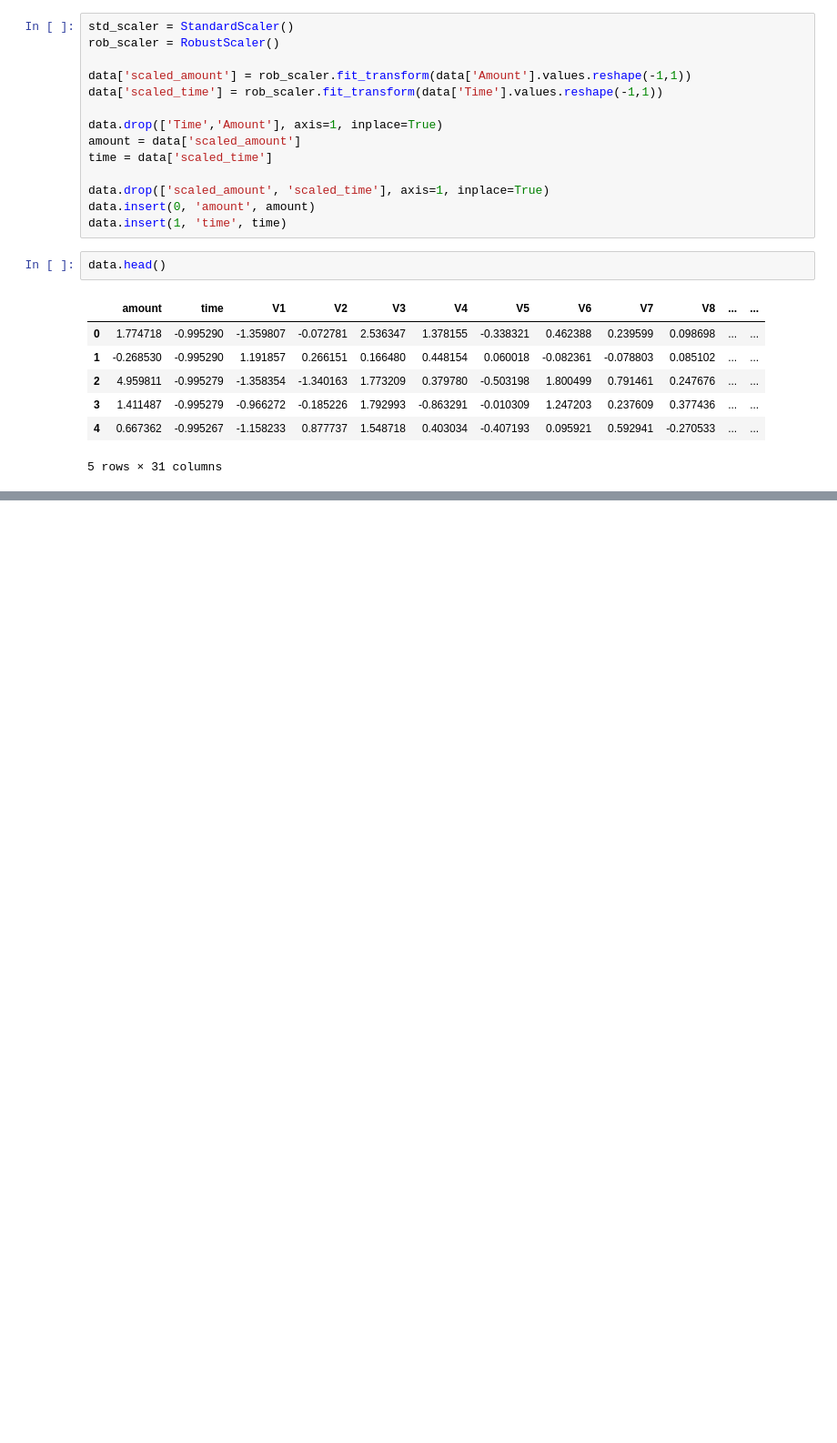
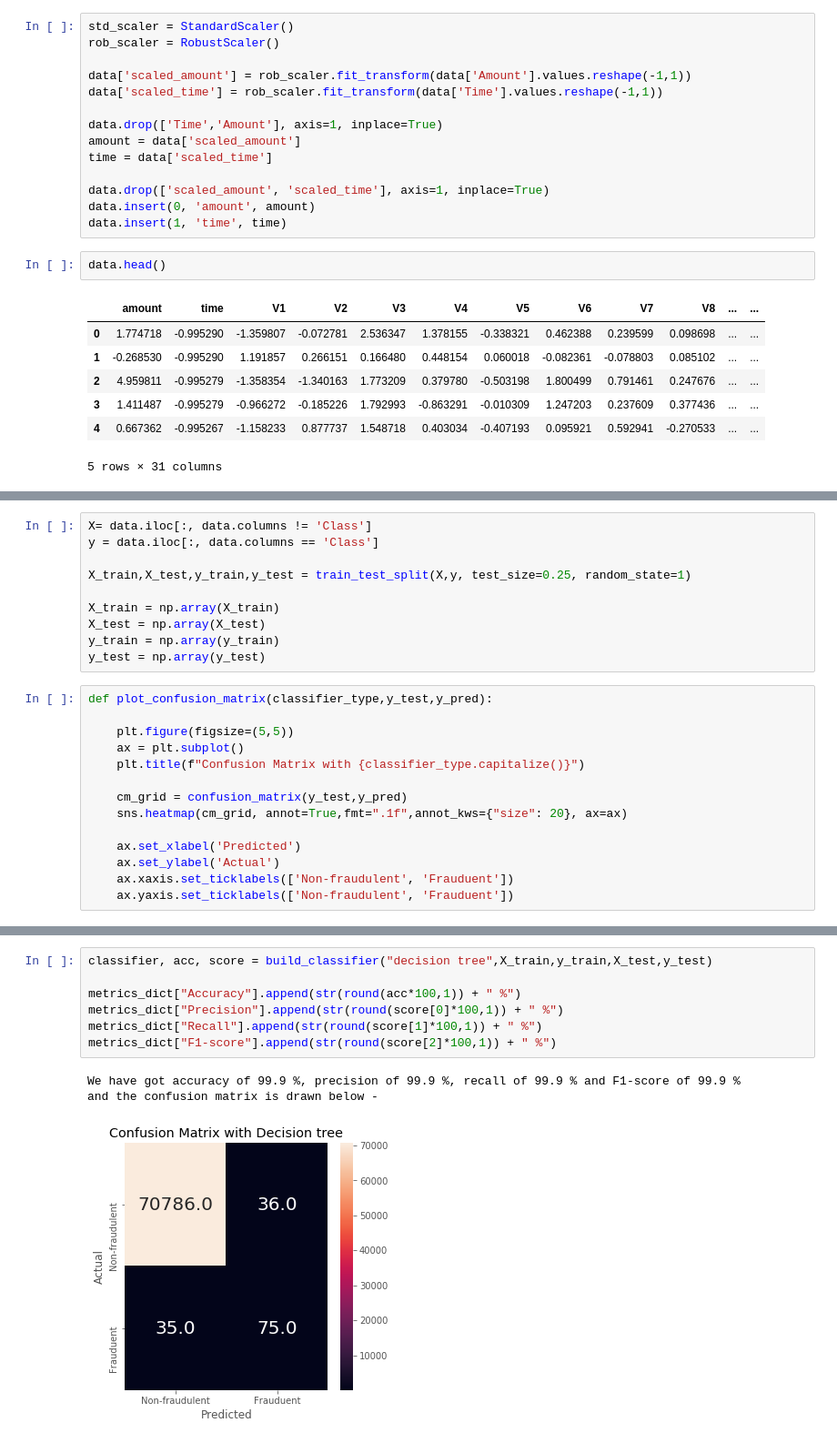
Before and after one commit to BITS-SECOND-SEM-ASSIGNMENT-GROUP-60/credit-fraud-detection, a Jupyter notebook: credit_card_fraud_detection.ipynb, the cells around one changed output, grey strips where cells are left out. Shown at 91% size. Cells and saved outputs as stored; diff of their text form; blank space fills up the shorter version.

```diff
--- a/credit_card_fraud_detection.ipynb
+++ b/credit_card_fraud_detection.ipynb
@@ -201,0 +215,24 @@ data.head()
+# %%
+X= data.iloc[:, data.columns != 'Class']
+y = data.iloc[:, data.columns == 'Class']
+
+X_train,X_test,y_train,y_test = train_test_split(X,y, test_size=0.25, random_state=1)
+
+X_train = np.array(X_train)
+X_test = np.array(X_test)
+y_train = np.array(y_train)
+y_test = np.array(y_test)
+# %%
+def plot_confusion_matrix(classifier_type,y_test,y_pred):
+
+    plt.figure(figsize=(5,5))
+    ax = plt.subplot()
+    plt.title(f"Confusion Matrix with {classifier_type.capitalize()}")
+
+    cm_grid = confusion_matrix(y_test,y_pred)
+    sns.heatmap(cm_grid, annot=True,fmt=".1f",annot_kws={"size": 20}, ax=ax)
+
+    ax.set_xlabel('Predicted')
+    ax.set_ylabel('Actual')
+    ax.xaxis.set_ticklabels(['Non-fraudulent', 'Frauduent'])
+    ax.yaxis.set_ticklabels(['Non-fraudulent', 'Frauduent'])
@@ -201,0 +278,11 @@ data.head()
+# %%
+classifier, acc, score = build_classifier("decision tree",X_train,y_train,X_test,y_test)
+
+metrics_dict["Accuracy"].append(str(round(acc*100,1)) + " %")
+metrics_dict["Precision"].append(str(round(score[0]*100,1)) + " %")
+metrics_dict["Recall"].append(str(round(score[1]*100,1)) + " %")
+metrics_dict["F1-score"].append(str(round(score[2]*100,1)) + " %")
+# %% [output]
+We have got accuracy of 99.9 %, precision of 99.9 %, recall of 99.9 % and F1-score of 99.9 %
+and the confusion matrix is drawn below -
+[figure, added]
```
Also changed, not shown: parts of 55 cells of this notebook.
